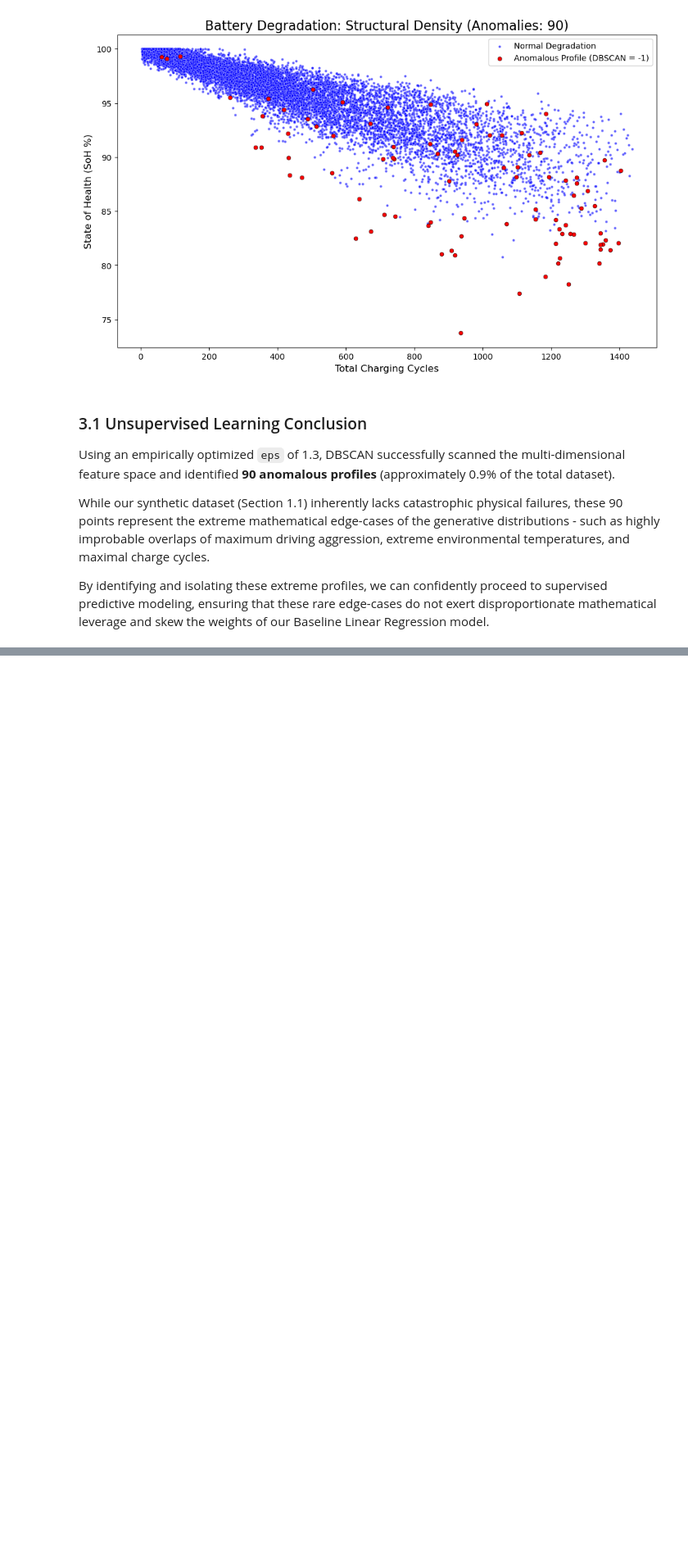
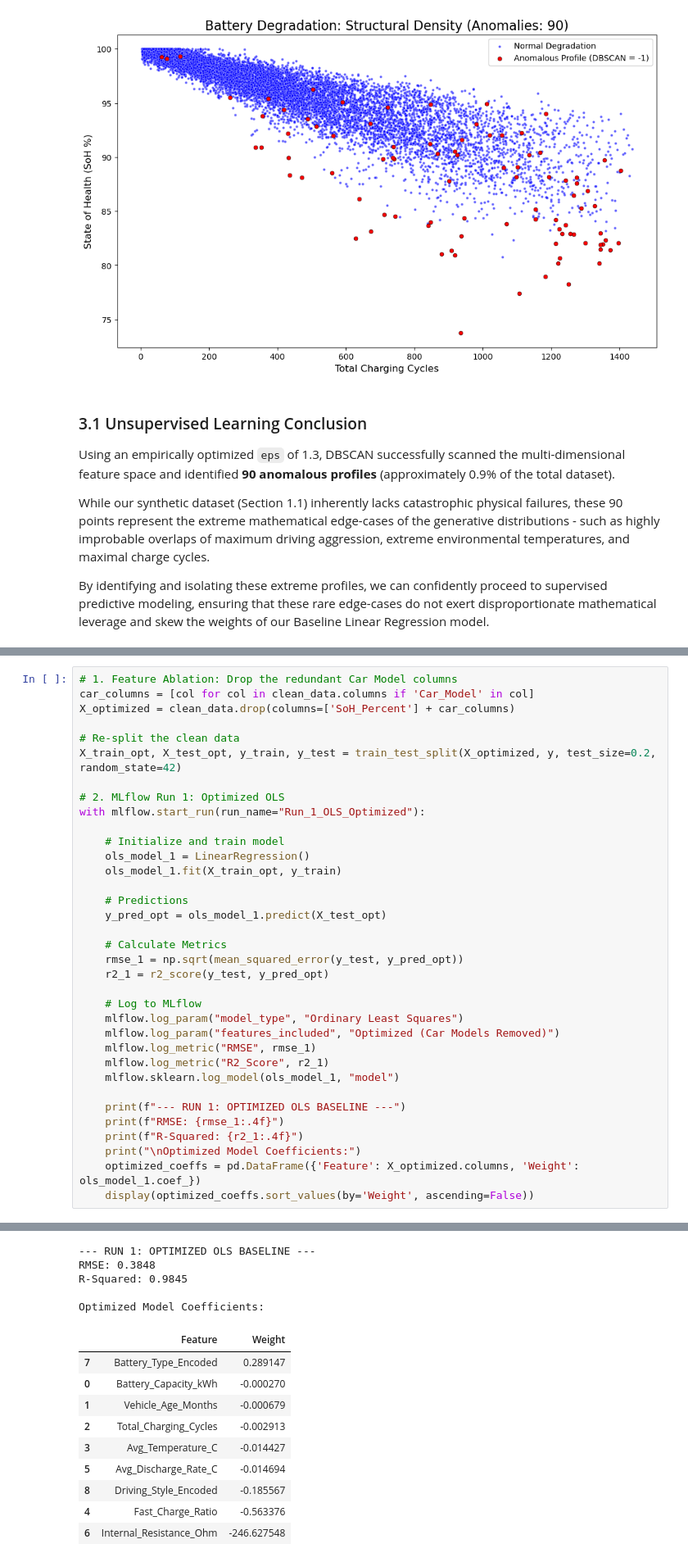
Before and after one commit to Ivan-Pelovski/Machine-Learning, a Jupyter notebook: ev-battery-degradation-modeling.ipynb, the cells around one changed output, grey strips where cells are left out. Shown at 82% size. Cells and saved outputs as stored; diff of their text form; blank space fills up the shorter version.

```diff
--- a/ev-battery-degradation-modeling.ipynb
+++ b/ev-battery-degradation-modeling.ipynb
@@ -256,0 +350,36 @@ By identifying and isolating these extreme profiles, we can confidently proceed
+# %%
+# 1. Feature Ablation: Drop the redundant Car Model columns
+car_columns = [col for col in clean_data.columns if 'Car_Model' in col]
+X_optimized = clean_data.drop(columns=['SoH_Percent'] + car_columns)
+
+# Re-split the clean data
+X_train_opt, X_test_opt, y_train, y_test = train_test_split(X_optimized, y, test_size=0.2, random_state=42)
+
+# 2. MLflow Run 1: Optimized OLS
+with mlflow.start_run(run_name="Run_1_OLS_Optimized"):
+
+    # Initialize and train model
+    ols_model_1 = LinearRegression()
+    ols_model_1.fit(X_train_opt, y_train)
+
+    # Predictions
+    y_pred_opt = ols_model_1.predict(X_test_opt)
+
+    # Calculate Metrics
+    rmse_1 = np.sqrt(mean_squared_error(y_test, y_pred_opt))
+    r2_1 = r2_score(y_test, y_pred_opt)
+
+    # Log to MLflow
+    mlflow.log_param("model_type", "Ordinary Least Squares")
+    mlflow.log_param("features_included", "Optimized (Car Models Removed)")
+    mlflow.log_metric("RMSE", rmse_1)
+    mlflow.log_metric("R2_Score", r2_1)
+    mlflow.sklearn.log_model(ols_model_1, "model")
+
+    print(f"--- RUN 1: OPTIMIZED OLS BASELINE ---")
+    print(f"RMSE: {rmse_1:.4f}")
+    print(f"R-Squared: {r2_1:.4f}")
+    print("\nOptimized Model Coefficients:")
+    optimized_coeffs = pd.DataFrame({'Feature': X_optimized.columns, 'Weight': ols_model_1.coef_})
+    display(optimized_coeffs.sort_values(by='Weight', ascending=False))
+# %% [output]
@@ -256,0 +387,15 @@ By identifying and isolating these extreme profiles, we can confidently proceed
+--- RUN 1: OPTIMIZED OLS BASELINE ---
+RMSE: 0.3848
+R-Squared: 0.9845
+
+Optimized Model Coefficients:
+|  | Feature | Weight |
+| 7 | Battery_Type_Encoded | 0.289147 |
+| 0 | Battery_Capacity_kWh | -0.000270 |
+| 1 | Vehicle_Age_Months | -0.000679 |
+| 2 | Total_Charging_Cycles | -0.002913 |
+| 3 | Avg_Temperature_C | -0.014427 |
+| 5 | Avg_Discharge_Rate_C | -0.014694 |
+| 8 | Driving_Style_Encoded | -0.185567 |
+| 4 | Fast_Charge_Ratio | -0.563376 |
+| 6 | Internal_Resistance_Ohm | -246.627548 |
```
Also changed, not shown: parts of 5 cells of this notebook, 1 other file.
